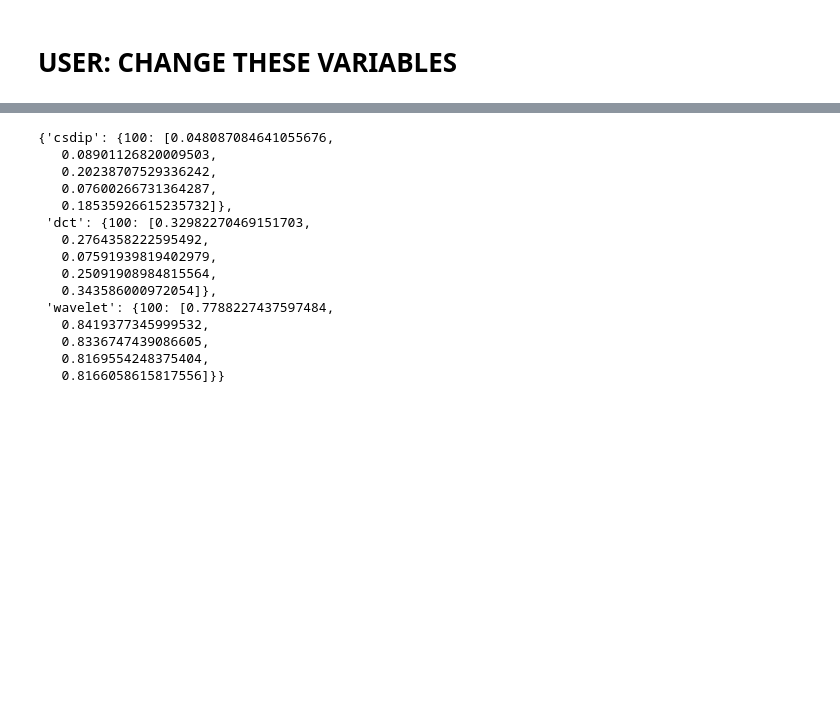
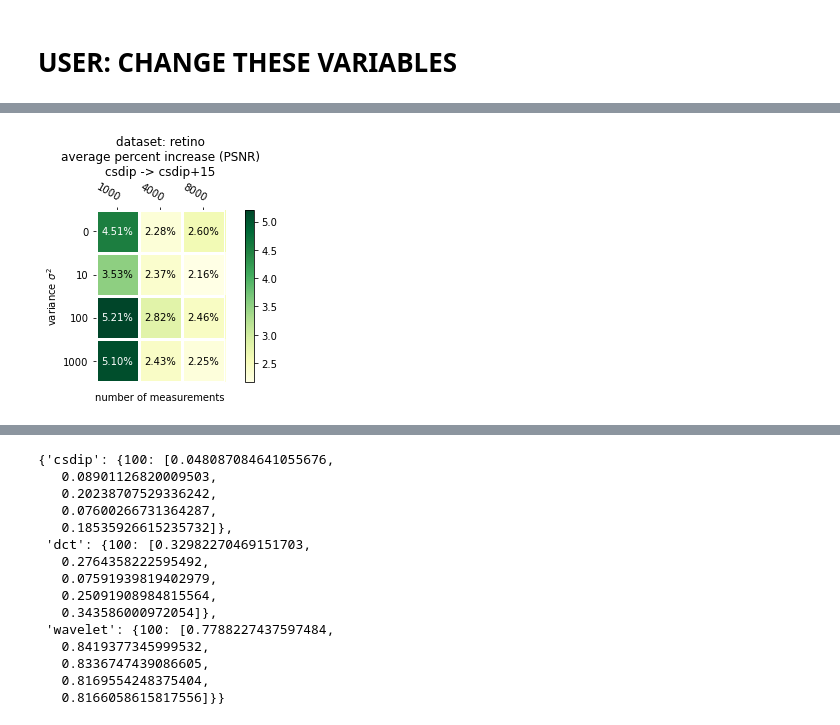
Before and after one commit to reagankan/compsensing_dip, a Jupyter notebook: plot.ipynb, the cells around one changed output, grey strips where cells are left out. Drawn from its saved outputs; the diff is of its cells as text; code cells hidden in the pictures; blank space fills up the shorter version.

```diff
--- a/plot.ipynb
+++ b/plot.ipynb
@@ -36,0 +359,22 @@ args = putils.construct_arg(args)
+# %%
+args = Args()
+args.DATASET = 'retino' # 'mnist', 'xray', or 'retino'
+args.DEMO = 'True'
+
+args.path_root = "reconstructions"
+args.ALG_LIST = ['csdip', 'csdip+15']
+# args.ALG_LIST = [ 'csdip+15']
+args.NUM_MEASUREMENTS_LIST = [1000, 4000, 8000]# [10,25,35,50,75,100,200] # mnist
+args.VARIANCE_LIST = [0, 10, 100, 1000]
+args = putils.construct_arg(args)
+
+dataloader = utils.get_data(args) # get original images in PyTorch object
+
+RECONSTRUCTIONS, METRICS = putils.get_plot_data(dataloader, args, old=False)
+plot_average_psnr_percent_increase(
+    args,
+    baseline="csdip",
+    experimental="csdip+15"
+)
+# %% [output]
+[figure, added]
```
Also changed, not shown: parts of 37 cells of this notebook, 1 other file.
